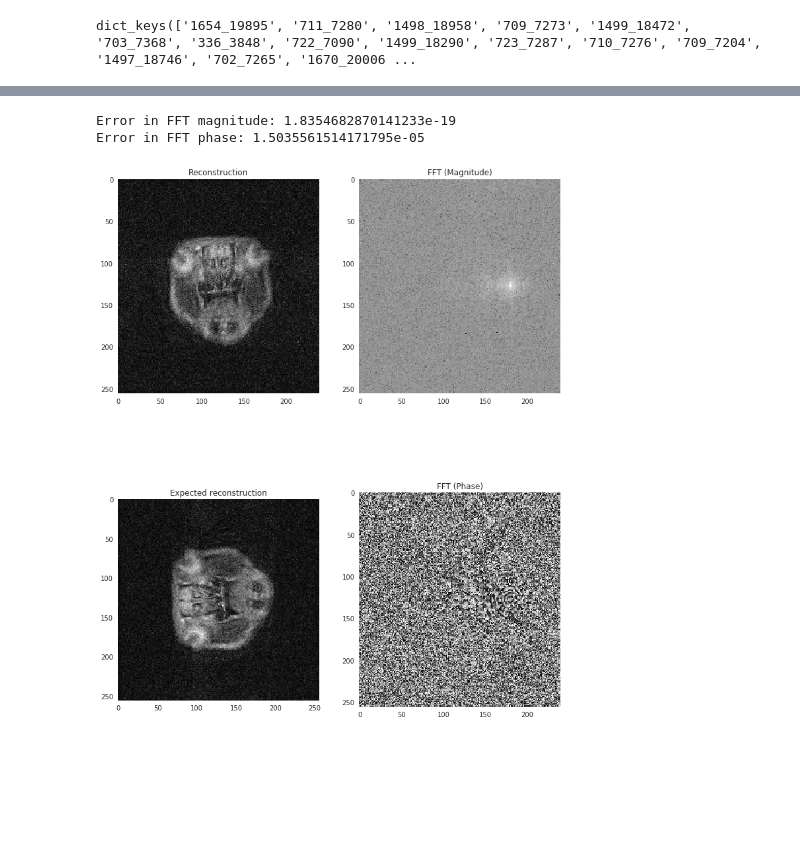
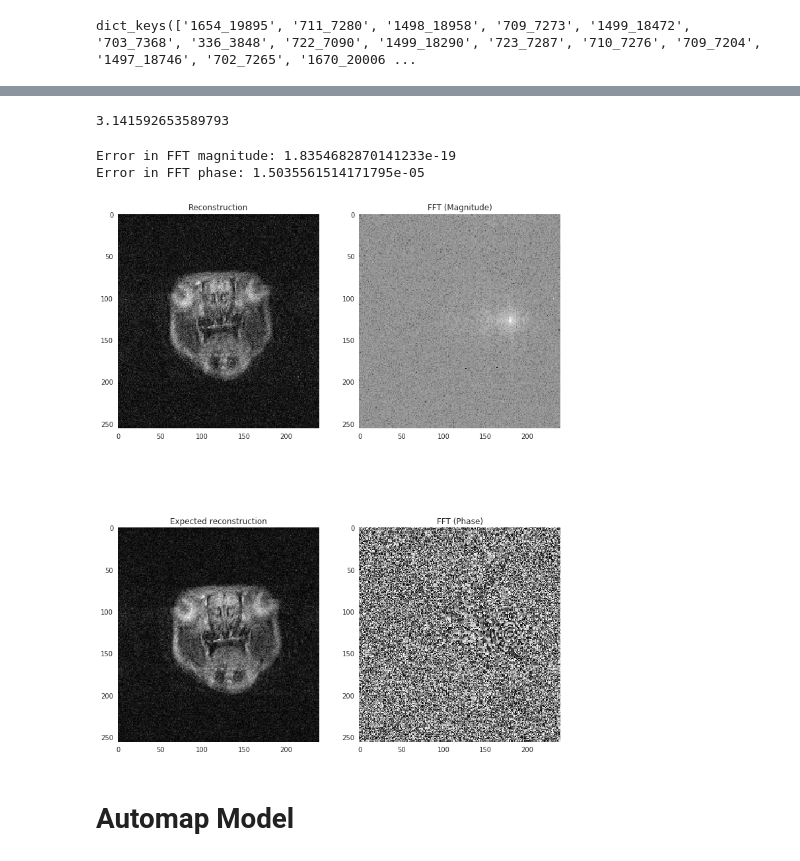
Before and after one commit to alexwal/cs230-project, a Jupyter notebook: MRI_reconstruction_example/automap_model.ipynb, the cells around one changed output, grey strips where cells are left out. Saved outputs shown, nothing was run; the diff lists cells and outputs as text; code cells hidden in the pictures; blank space fills up the shorter version.

Commit message:
update automap

```diff
--- a/MRI_reconstruction_example/automap_model.ipynb
+++ b/MRI_reconstruction_example/automap_model.ipynb
@@ -66,35 +56,42 @@ dict_keys(['classification', 'images', 'magnitude', 'phase'])
+# %%
+np.pi
+# %% [output]
+3.141592653589793
 # %%
 # Construct FFT (k-space data) from magnitude and phase
 fft = magnitude[0] * np.exp(1j * phase[0])
 
 # Take the inverse FFT
 ifft = utils.signal_processing.ifft_2D_centered(fft)
 
 plt.subplot(2, 2, 1)
 plt.title('Reconstruction')
 utils.plot.imshowgray(np.abs(ifft))
-
+#
 plt.subplot(2, 2, 2)
 plt.title('FFT (Magnitude)')
 utils.plot.imshowfft(np.abs(fft))
 
 plt.subplot(2, 2, 3)
 plt.title('Expected reconstruction')
-utils.plot.imshowgray(images[0])
+image = utils.automap.transform_training_set_image_to_match_automap_output(images[0])
+utils.plot.imshowgray(image)
 
 plt.subplot(2, 2, 4)
 plt.title('FFT (Phase)')
 utils.plot.imshowgray(np.angle(fft))
 
 # Note: shape of magnitude and phase are different from image.
 # Because of this, the reconstruction shape is different from the
 # image shape and so we can't compare the image and reconstruction directly.
 # How will we solve this?
 
 # This check to make sure we are correctly combining magnitude and phase to construct the full, complex-valued FFT.
 print('Error in FFT magnitude: {}'.format(utils.signal_processing.mean_square_error(np.abs(fft), magnitude[0])))
 print('Error in FFT phase: {}'.format(utils.signal_processing.mean_square_error(np.angle(fft), phase[0])))
 # %% [output]
 Error in FFT magnitude: 1.8354682870141233e-19
 Error in FFT phase: 1.5035561514171795e-05
-[figure, old version]
+[figure, new version]
+# %% [markdown]
+# Automap Model
```
Also changed, not shown: parts of 5 cells of this notebook, 1 other file.
